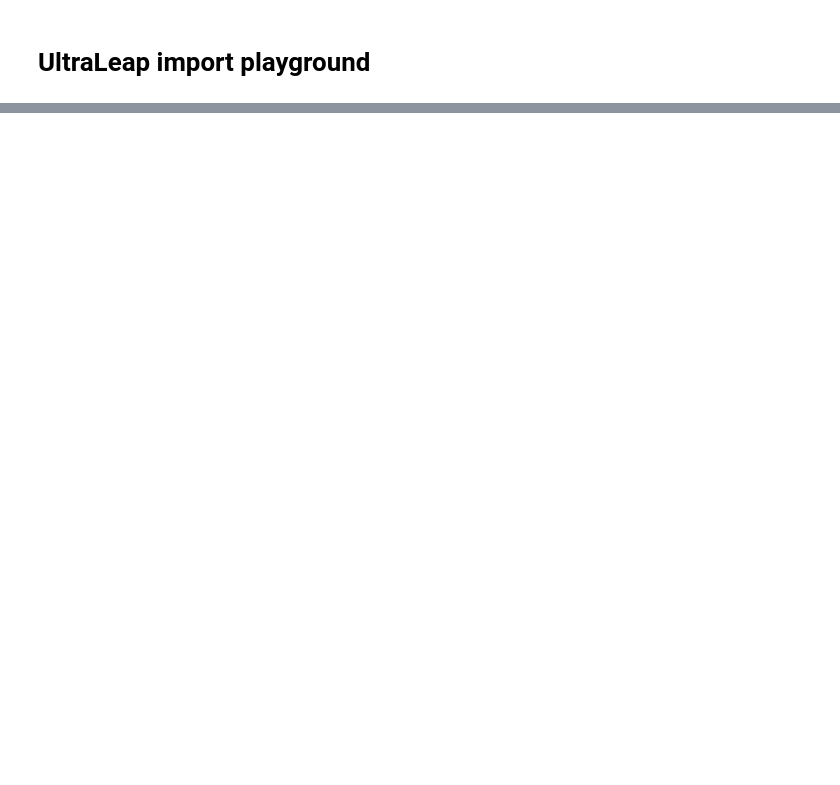
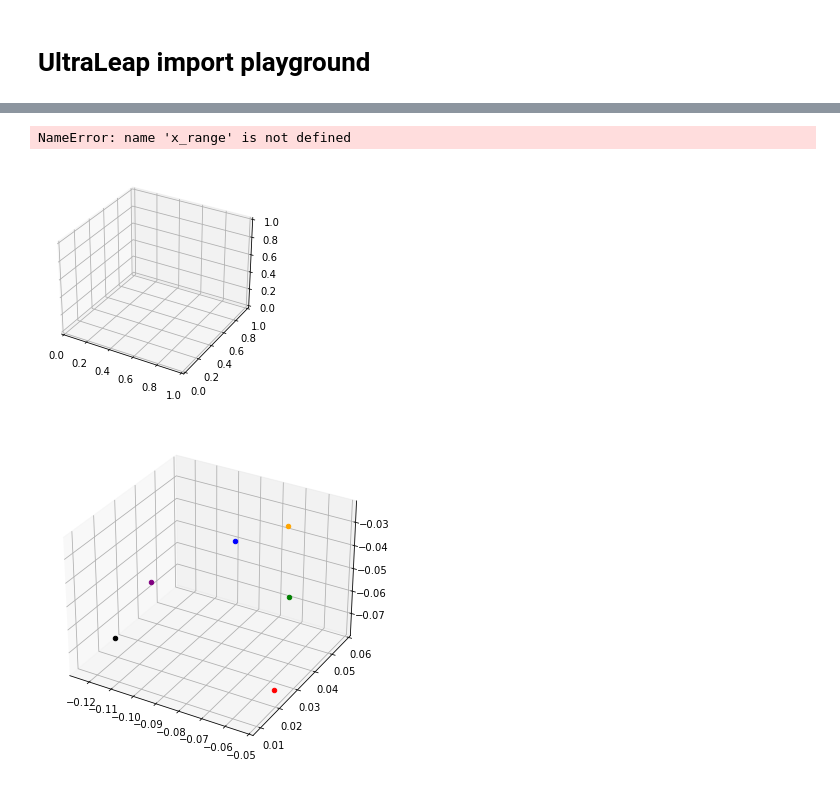
Before and after one commit to jgvhabets/ultraleap-tracking, a Jupyter notebook: py_analysis/preprocessing/import_playground.ipynb, the cells around one changed output, grey strips where cells are left out. Saved outputs shown, nothing was run; the diff lists cells and outputs as text; code cells hidden in the pictures; blank space fills up the shorter version.

```diff
--- a/py_analysis/preprocessing/import_playground.ipynb
+++ b/py_analysis/preprocessing/import_playground.ipynb
@@ -39,0 +178,58 @@ data[side] = import_unity.unityData_2_DataFrame(df)
+# %%
+from mpl_toolkits.mplot3d import Axes3D
+from matplotlib import cm
+import matplotlib.pyplot as plt
+import numpy as np
+from turtle import color
+
+def set_axes_equal(ax):
+    '''Make axes of 3D plot have equal scale so that spheres appear as spheres,
+    cubes as cubes, etc..  This is one possible solution to Matplotlib's
+    ax.set_aspect('equal') and ax.axis('equal') not working for 3D.
+
+    Input
+      ax: a matplotlib axis, e.g., as output from plt.gca().
+    '''
+
+    x_limits = ax.get_xlim3d()
+    y_limits = ax.get_ylim3d()
+    z_limits = ax.get_zlim3d()
+
+    # x_range = abs(x_limits[0.2] - x_limits[-0.1])
+    # x_middle = np.mean(x_limits)
+    # y_range = abs(y_limits[0.2] - y_limits[-0.1])
+    # y_middle = np.mean(y_limits)
+    # z_range = abs(z_limits[0.2] - z_limits[-0.1])
+    # z_middle = np.mean(z_limits)
+
+    # The plot bounding box is a sphere in the sense of the infinity
+    # norm, hence I call half the max range the plot radius.
+    plot_radius = 0.5*max([x_range, y_range, z_range])
+
+    # ax.set_xlim3d([x_middle - plot_radius, x_middle + plot_radius])
+    ax.set_xlim3d([-.2, .2])
+    ax.set_ylim3d([-.2, .2])
+    ax.set_zlim3d([-.2, .2])
+
+    # ax.set_ylim3d([y_middle - plot_radius, y_middle + plot_radius])
+    # ax.set_zlim3d([z_middle - plot_radius, z_middle + plot_radius])
+
+fig = plt.figure()
+ax = fig.add_subplot(projection='3d')
+ax.set_aspect('auto')
+
+fig = plt.figure(figsize=(6,6))
+ax = fig.add_subplot(111, projection = '3d')
+thumb = ax.scatter(-0.0534,	0.0234,	-0.0763, color ='red')
+index = ax.scatter(-0.0693,	0.0519,	-0.0618, color = 'green')
+middle = ax.scatter(-0.0747,	0.0576,	-0.0362, color = 'orange')
+ring = ax.scatter(-0.0761,	0.0301,	-0.0247	, color = 'blue')
+pinky = ax.scatter(-0.0941,	0.0096,	-0.0320, color = 'purple')
+palm = ax.scatter(-0.1238,	0.0230,	-0.0748	, color = 'black')
+
+set_axes_equal(ax)
+plt.show()
+# %% [output]
+NameError: name 'x_range' is not defined
+[figure, added]
+[figure, added]
```
Also changed, not shown: parts of 29 cells of this notebook, 1 other file.
